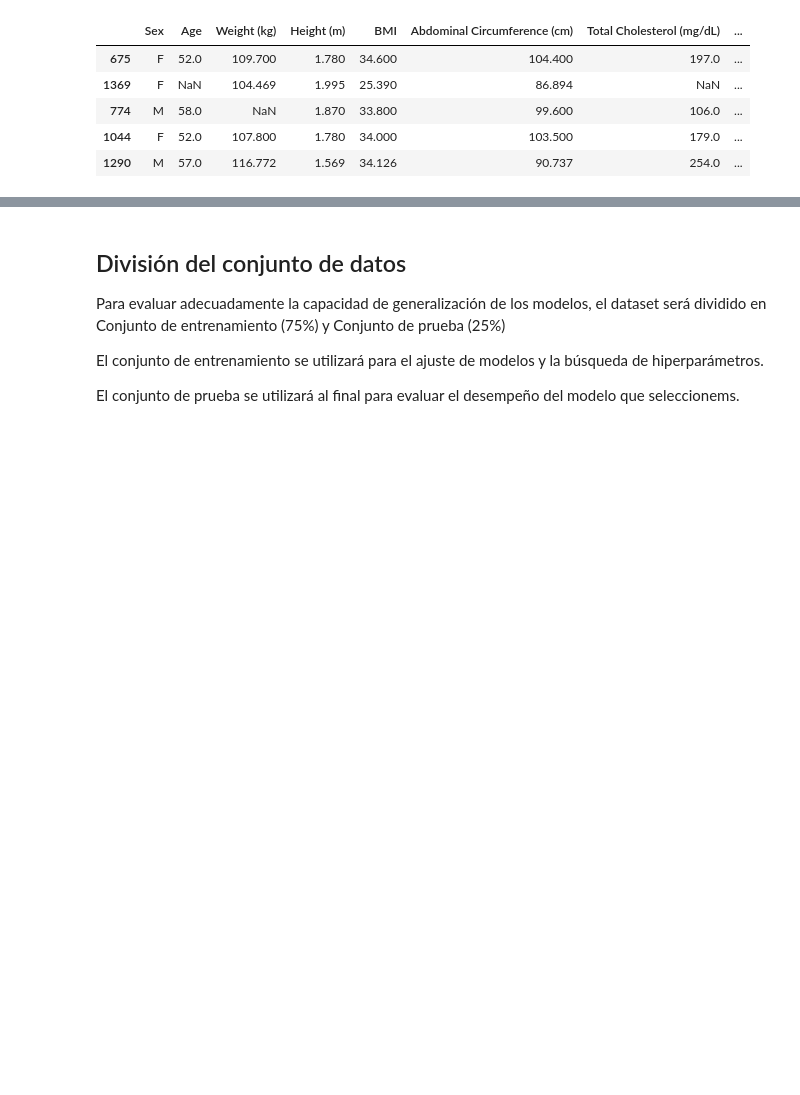
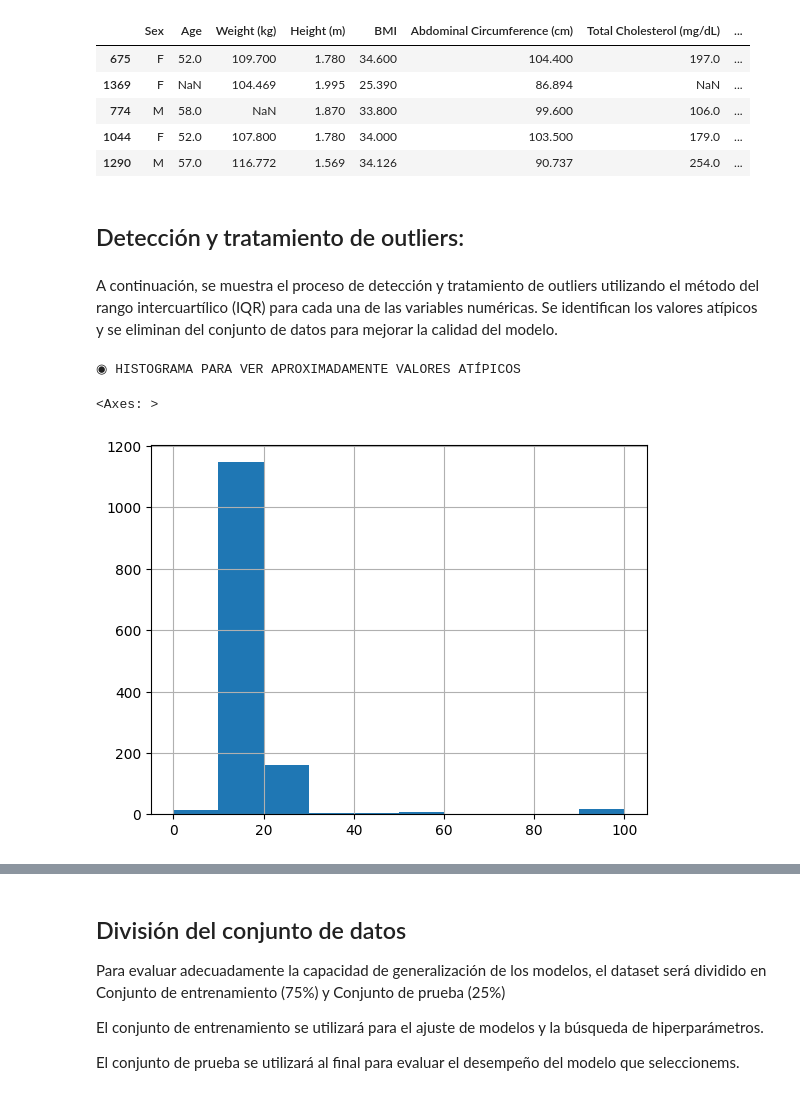
Before and after one commit to lfelipesales/Laboratorios-AprendizajeDeMaquina, a Jupyter notebook: LAB2/Laboratorio2.ipynb, the cells around one changed output, grey strips where cells are left out. Saved outputs shown, nothing was run; the diff lists cells and outputs as text; code cells hidden in the pictures; blank space fills up the shorter version.

```diff
--- a/LAB2/Laboratorio2.ipynb
+++ b/LAB2/Laboratorio2.ipynb
@@ -58,3 +58,14 @@ Duplicados eliminados: 261 (quedan 1349)
 | 774 | M | 58.0 | NaN | 1.870 | 33.800 | 99.600 | 106.0 | ... |
 | 1044 | F | 52.0 | 107.800 | 1.780 | 34.000 | 103.500 | 179.0 | ... |
 | 1290 | M | 57.0 | 116.772 | 1.569 | 34.126 | 90.737 | 254.0 | ... |
+# %% [markdown]
+## Detección y tratamiento de outliers:
+# %% [markdown]
+A continuación, se muestra el proceso de detección y tratamiento de outliers utilizando el método del rango intercuartílico (IQR) para cada una de las variables numéricas. Se identifican los valores atípicos y se eliminan del conjunto de datos para mejorar la calidad del modelo.
+# %%
+print("\n\n◉ HISTOGRAMA PARA VER APROXIMADAMENTE VALORES ATÍPICOS\n")
+df["CVD Risk Score"].hist()
+# %% [output]
+◉ HISTOGRAMA PARA VER APROXIMADAMENTE VALORES ATÍPICOS
+<Axes: >
+[figure, added]
```
Also changed, not shown: parts of 39 cells of this notebook.
